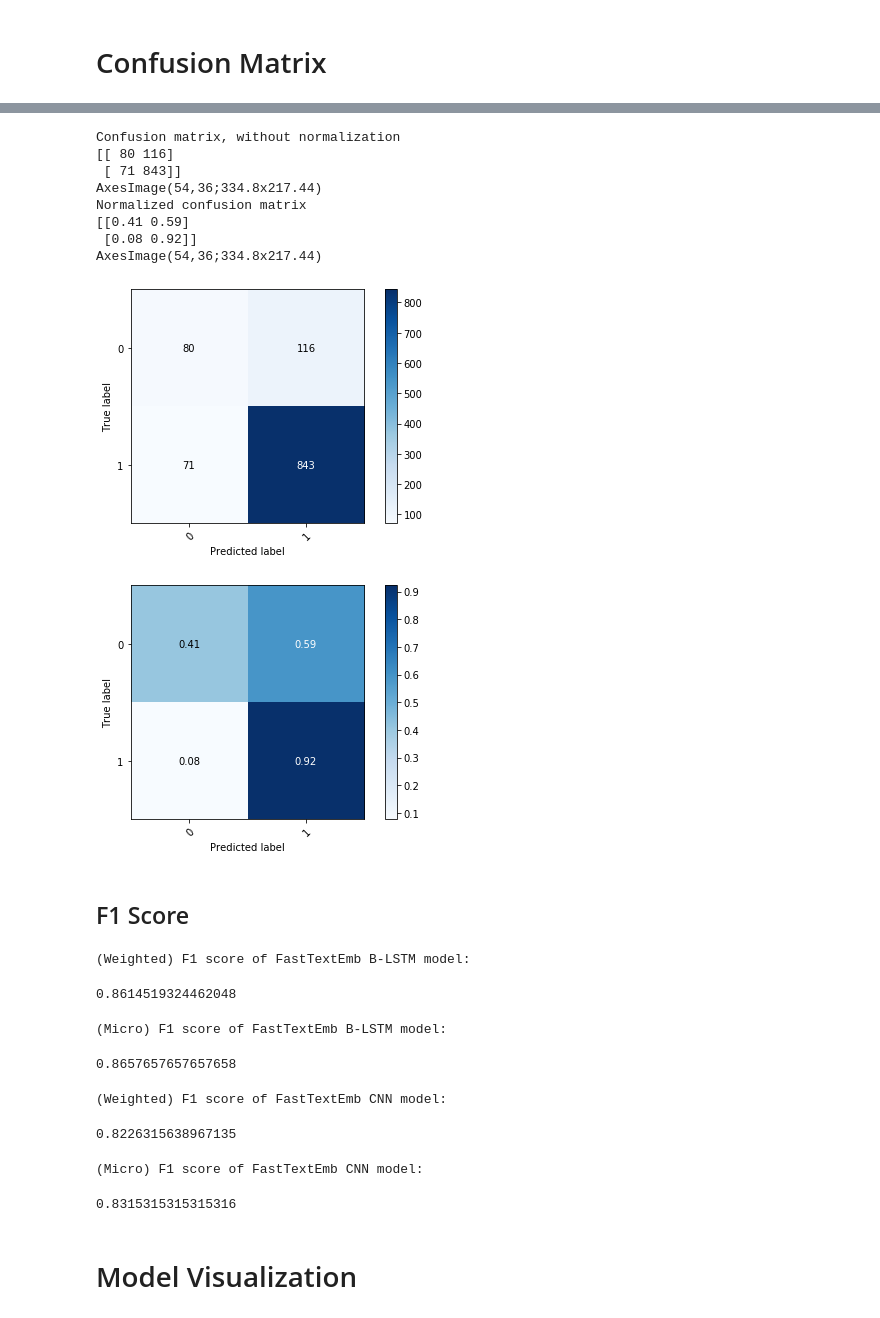
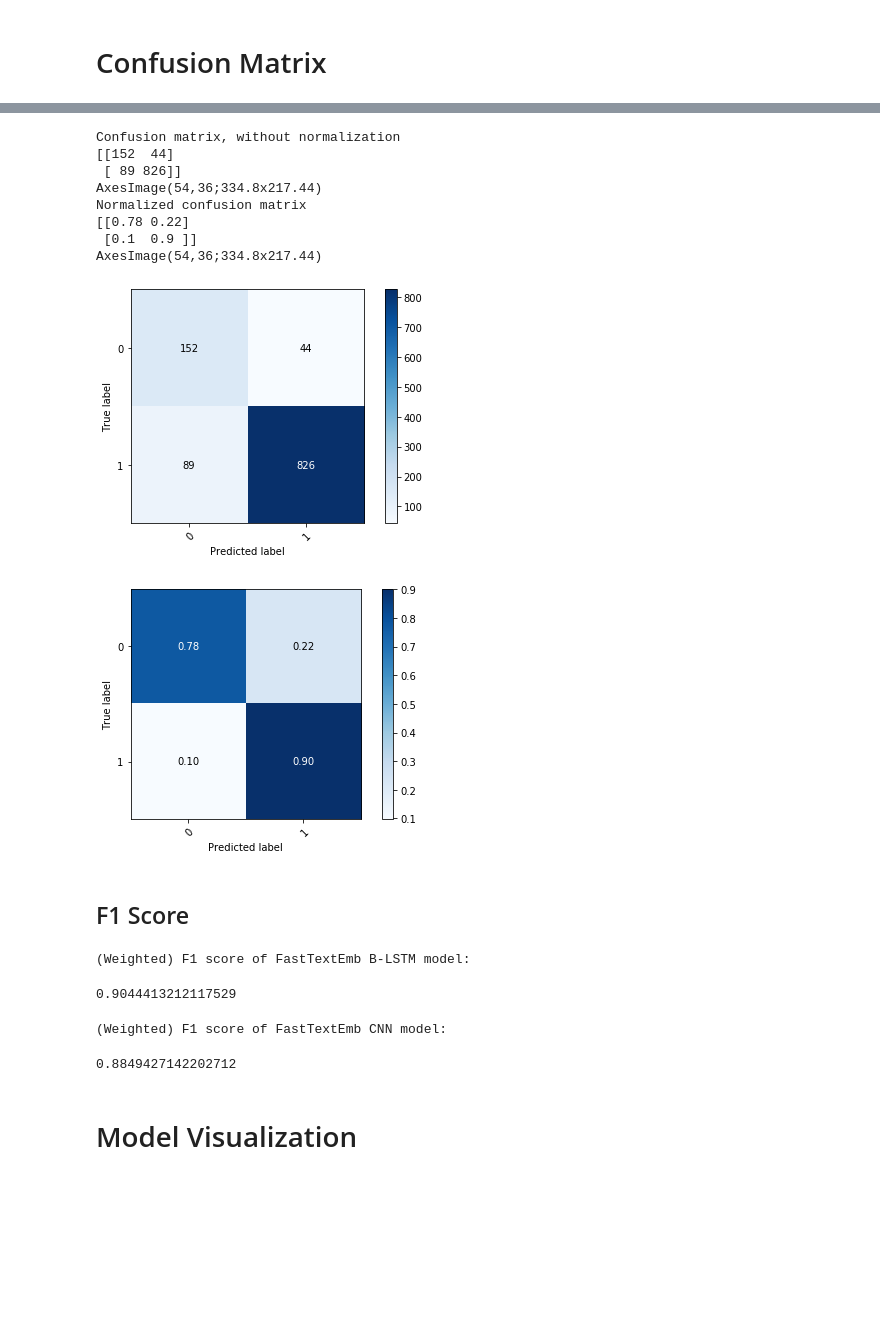
Before and after one commit to JoyeBright/DeepSentiPers, a Jupyter notebook: Binary-Classification/DL_FastTextEmb.ipynb, the cells around one changed output, grey strips where cells are left out. Cells and saved outputs as stored; diff of their text form; code cells hidden in the pictures; blank space fills up the shorter version.

```diff
--- a/Binary-Classification/DL_FastTextEmb.ipynb
+++ b/Binary-Classification/DL_FastTextEmb.ipynb
@@ -117,3 +135,10 @@ y_test = y_test.reset_index(drop=True)
+# %%
+selected_dataset = translation
+# %%
+selected_dataset = selected_dataset.sample(frac=1).reset_index(drop=True)
+# %%
+x_train = selected_dataset[0]
+y_train = selected_dataset[1]
 # %%
 print('Number of training sentence: ', x_train.shape)
 print('Number of training label: ', y_train.shape)
@@ -450,6 +446,6 @@ Test Accuracy: 83.168317
 # %%
 # Get prediction label
-y_pred_cnn = model_cnn.predict_classes(x_test_padded[:-1])
+y_pred_cnn = model_cnn.predict_classes(x_test_padded)
 # %% [markdown]
 # Confusion Matrix
 # %%
@@ -533,19 +525,19 @@ AxesImage(54,36;334.8x217.44)
 # %%
 # Plot non-normalized confusion matrix
-plot_confusion_matrix(y_test[:-1], y_pred_cnn, classes=class_names)
-plt.savefig('cm-cnn.png')
+plot_confusion_matrix(y_test, y_pred_cnn, classes=class_names)
+# plt.savefig('cm-cnn.png')
 # Plot normalized confusion matrix
-plot_confusion_matrix(y_test[:-1], y_pred_cnn, classes=class_names, normalize=True)
-plt.savefig('cm-cnn-normalized.png')
+plot_confusion_matrix(y_test, y_pred_cnn, classes=class_names, normalize=True)
+# plt.savefig('cm-cnn-normalized.png')
 plt.show()
 # %% [output]
 Confusion matrix, without normalization
-[[ 80 116]
- [ 71 843]]
+[[152  44]
+ [ 89 826]]
 AxesImage(54,36;334.8x217.44)
 Normalized confusion matrix
-[[0.41 0.59]
- [0.08 0.92]]
+[[0.78 0.22]
+ [0.1  0.9 ]]
 AxesImage(54,36;334.8x217.44)
-[figure, old version]
+[figure, new version]
-[figure, old version]
+[figure, new version]
@@ -557,28 +545,16 @@ AxesImage(54,36;334.8x217.44)
 ## F1 Score
 # %%
 print("(Weighted) F1 score of FastTextEmb B-LSTM model:")
-f1_score(y_test[:-1], y_pred_blstm, average='weighted')
+f1_score(y_test, y_pred_blstm, average='weighted')
 # %% [output]
 (Weighted) F1 score of FastTextEmb B-LSTM model:
-0.8614519324462048
+0.9044413212117529
 # %%
-print("(Micro) F1 score of FastTextEmb B-LSTM model:")
-f1_score(y_test[:-1], y_pred_blstm, average='micro')
+print("(Weighted) F1 score of FastTextEmb CNN model:")
+f1_score(y_test, y_pred_cnn, average='weighted')
 # %% [output]
-(Micro) F1 score of FastTextEmb B-LSTM model:
+(Weighted) F1 score of FastTextEmb CNN model:
-0.8657657657657658
+0.8849427142202712
-# %%
-print("(Weighted) F1 score of FastTextEmb CNN model:")
-f1_score(y_test[:-1], y_pred_cnn, average='weighted')
-# %% [output]
-(Weighted) F1 score of FastTextEmb CNN model:
-0.8226315638967135
-# %%
-print("(Micro) F1 score of FastTextEmb CNN model:")
-f1_score(y_test[:-1], y_pred_cnn, average='micro')
-# %% [output]
-(Micro) F1 score of FastTextEmb CNN model:
-0.8315315315315316
 # %% [markdown]
 # Model Visualization
 # %%
```
Also changed, not shown: parts of 39 cells of this notebook.
